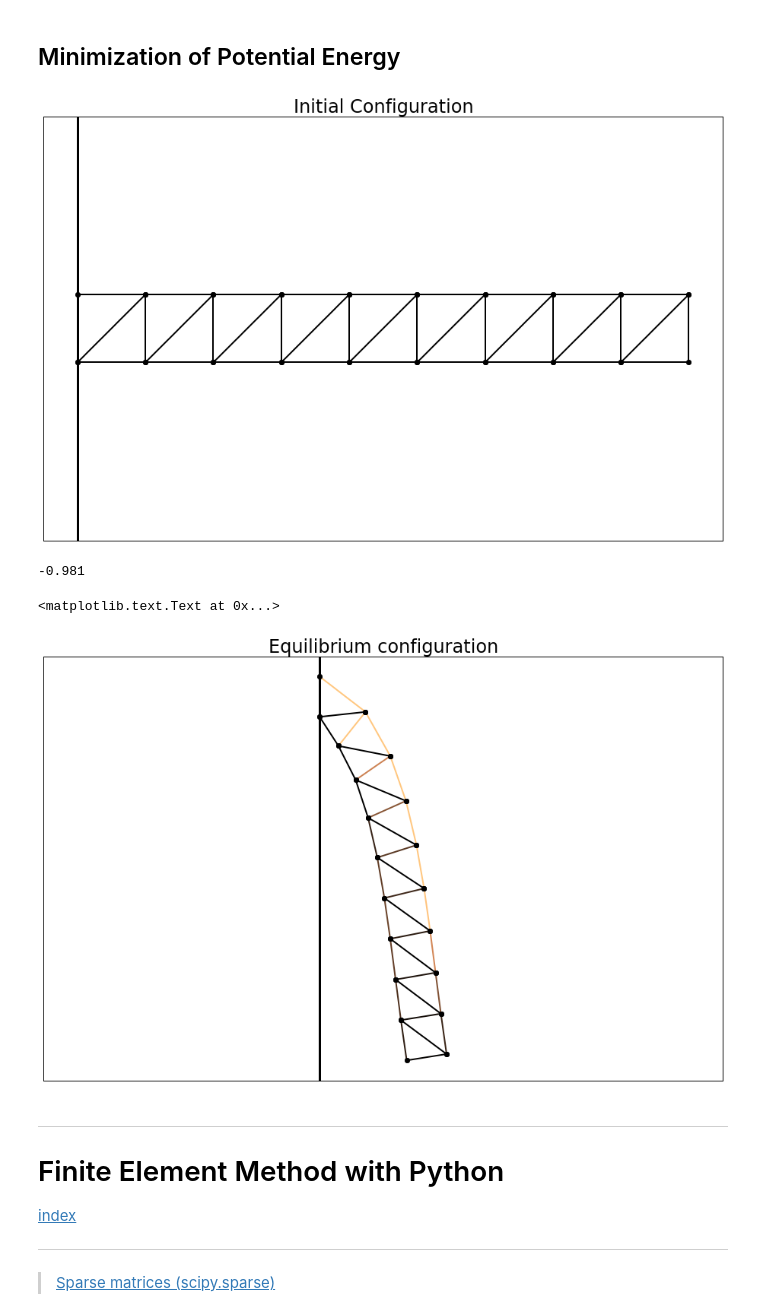
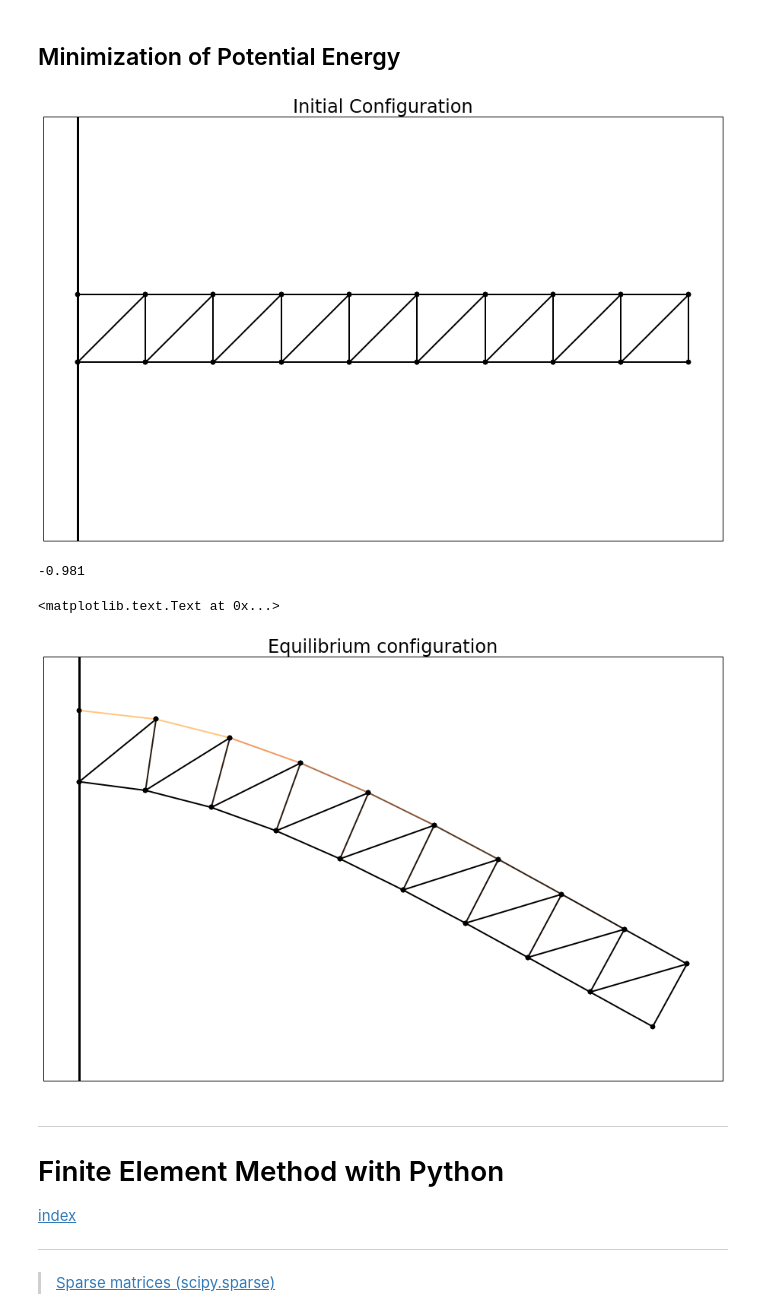
Before and after one commit to nagordon/mechpy, a Jupyter notebook: mechpy.ipynb, the cells around one changed output. Saved outputs shown, nothing was run; the diff lists cells and outputs as text; code cells hidden in the pictures.

```diff
--- a/mechpy.ipynb
+++ b/mechpy.ipynb
@@ -134,0 +248,29 @@ $$
+# %%
+L = 10
+b = 5
+a = 3
+P = 10
+
+plt.rcParams['figure.figsize'] = (14, 8)  # (width, height)
+
+plt.figure()
+
+x = [0,0,L,L]
+y = [0,5,-5,0]
+plt.subplot(2,1,1)
+plt.ylabel('Shear, V')
+plt.title('V, Shear Diagram')
+plt.fill(x, y, 'b', alpha=0.25)
+
+import numpy as np
+
+x = np.linspace(-L/2,L/2,100)
+y = -(x**2)+(np.max(x**2))
+x = np.linspace(0,L,100)
+plt.subplot(2,1,2)
+plt.title('Bending Diagram')
+plt.ylabel('Moment, M')
+plt.fill(x, y, 'b', alpha=0.25)
+
+plt.grid(True)
+plt.show()
@@ -1293,7 +1611,7 @@ m= 0.1
 n = 20
 e = 0.1
 l=e
-k = 1000
+k = 1e4
 
 # define the initial positions of the masses
 P0 = np.zeros((n,2))
@@ -1337,34 +1655,34 @@ def show_bar(P):
     #configure axis
     plt.axis('equal')
     plt.xlim(P[:,0].min()-e/2, P[:,0].max()+e/2)
     plt.ylim(P[:,1].min()-e/2, P[:,1].max()+e/2)
     plt.xticks([]) ; plt.yticks([])
 show_bar(P0)
 plt.title('Initial Configuration')
 plt.show()
 
 #To determine the equilibrium state, we need to minimize the potential energy of the system. This function computes the ebergy of the system given the positions  of the masses
 def energy(P):
     # flatten the position matrix
     P = P.reshape((-1,2))
     # compute the distance matrix
     D = dist(P)
     #the potential energy is the sum of the gravitationla and elastic potential energies
     PE = (g*m*P[:,1].sum() + 0.5 * (k *A *(D-L)**2).sum())
     return PE
 
 #Computute the potential energy at the initial configureation
 print(energy(P0.ravel()))
 
 bounds = np.c_[P0[:2,:].ravel(), P0[:2,:].ravel()].tolist() + [[None, None]] * (2*(n-2))
 P1 = opt.minimize(energy, P0.ravel(), method='L-BFGS-B', bounds=bounds).x.reshape((-1, 2))
 show_bar(P1)
 plt.title("Equilibrium configuration")
 # %% [output]
 [figure]
 -0.981
 <matplotlib.text.Text at 0x...>
-[figure, old version]
+[figure, new version]
 # %% [markdown]
 - - - -
 # Finite Element Method with Python
```
Also changed, not shown: parts of 28 cells of this notebook, 1 other file.
